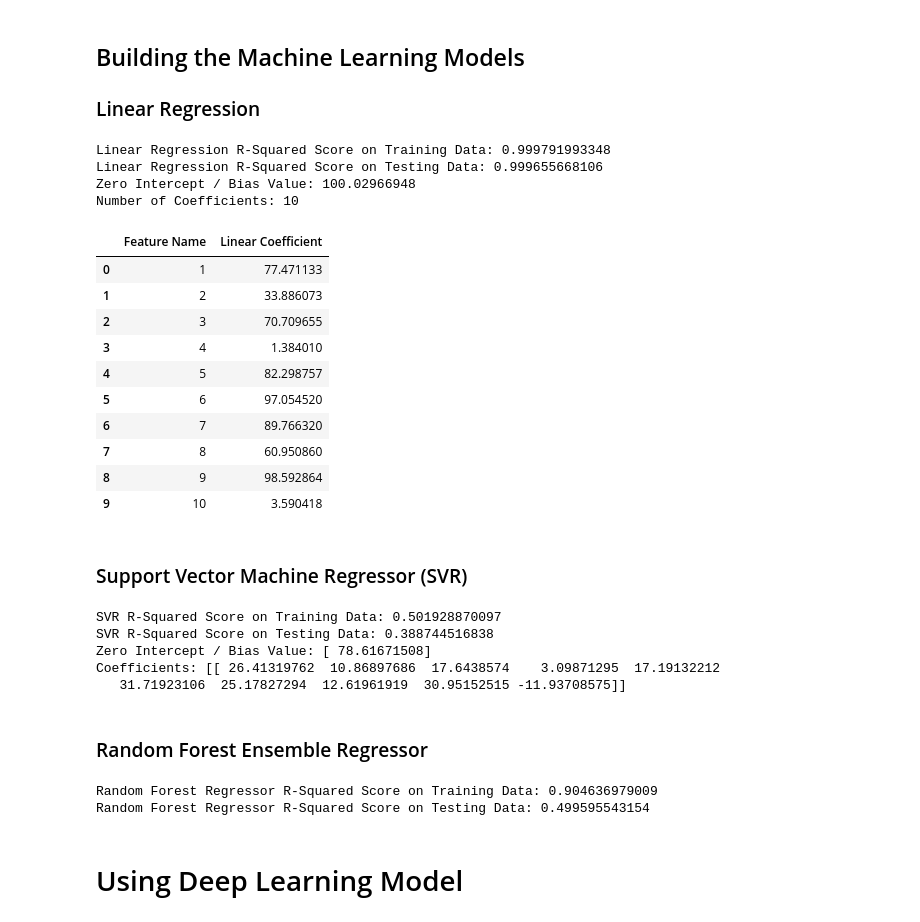
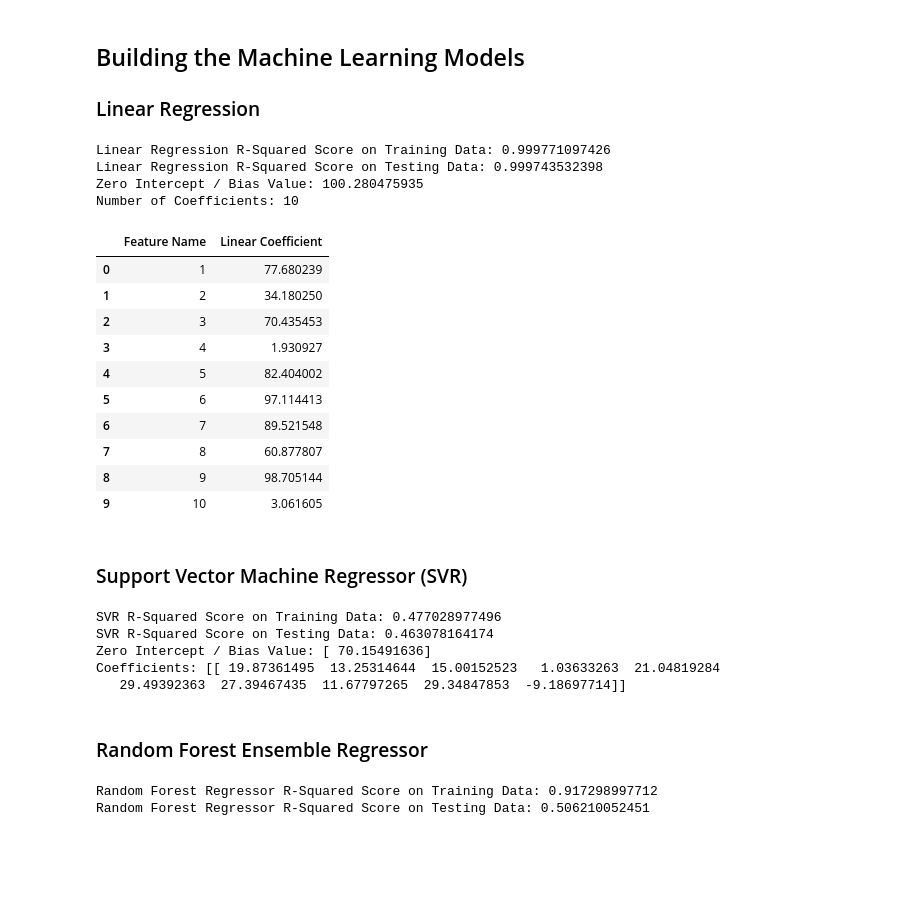
Before and after one commit to andridns/regression, a Jupyter notebook: regression_single.ipynb, the cells around one changed output. Drawn from its saved outputs; the diff is of its cells as text; code cells hidden in the pictures; blank space fills up the shorter version.

```diff
--- a/regression_single.ipynb
+++ b/regression_single.ipynb
@@ -4,15 +4,17 @@
 # Import libraries necessary
 import numpy as np
 import pandas as pd
-import matplotlib as plt
+import matplotlib.pyplot as plt
 %matplotlib inline
 import sklearn
-print('The scikit-learn version is {}.'.format(sklearn.__version__))
+print('Using Scikit-Learn version {}.'.format(sklearn.__version__))
 
 # Load the Data
-data = pd.read_csv('data/data_edit1.csv')
-output = data['Output']
-features = data.drop('Output', axis = 1)
+data = pd.read_csv('data/reg1_data.csv')
+targets = data['Target']
+features = data.drop('Target', axis = 1)
+num_features = features.shape[1]
+num_targets = 1
 
 # Success
 print("The dataset dataset has {} data points with {} variables each.".format(*data.shape))
@@ -69,8 +50,9 @@ for i, col in enumerate(features.columns):
 ## Splitting the Dataset into Training and Testing Sets
 # %%
 from sklearn.model_selection import train_test_split
-features_train, features_test, output_train, output_test = train_test_split( \
-    features, output, test_size=0.20, random_state=2)
+
+features_train, features_test, targets_train, targets_test = train_test_split( \
+                        features, targets, test_size=0.20, random_state=12)
 # %% [markdown]
 ## Building the Machine Learning Models
 
@@ -78,62 +60,59 @@ features_train, features_test, output_train, output_test = train_test_split( \
 # %%
 from sklearn.linear_model import LinearRegression
 
 linreg = LinearRegression()
-linreg.fit(features_train, output_train)
+linreg.fit(features_train, targets_train)
 
-print("Linear Regression R-Squared Score on Training Data:", linreg.score(features_train,output_train))
-print("Linear Regression R-Squared Score on Testing Data:", linreg.score(features_test,output_test))
+print("Linear Regression R-Squared Score on Training Data:", linreg.score(features_train,targets_train))
+print("Linear Regression R-Squared Score on Testing Data:", linreg.score(features_test,targets_test))
 print("Zero Intercept / Bias Value:", linreg.intercept_)
 print('Number of Coefficients:', len(linreg.coef_))
 pd.DataFrame(list(zip(features.columns, linreg.coef_)), \
              columns = ['Feature Name', 'Linear Coefficient'])
 # %% [output]
-Linear Regression R-Squared Score on Training Data: 0.999791993348
-Linear Regression R-Squared Score on Testing Data: 0.999655668106
-Zero Intercept / Bias Value: 100.02966948
+Linear Regression R-Squared Score on Training Data: 0.999771097426
+Linear Regression R-Squared Score on Testing Data: 0.999743532398
+Zero Intercept / Bias Value: 100.280475935
 Number of Coefficients: 10
 |  | Feature Name | Linear Coefficient |
-| 0 | 1 | 77.471133 |
-| 1 | 2 | 33.886073 |
-| 2 | 3 | 70.709655 |
-| 3 | 4 | 1.384010 |
-| 4 | 5 | 82.298757 |
-| 5 | 6 | 97.054520 |
-| 6 | 7 | 89.766320 |
-| 7 | 8 | 60.950860 |
-| 8 | 9 | 98.592864 |
-| 9 | 10 | 3.590418 |
+| 0 | 1 | 77.680239 |
+| 1 | 2 | 34.180250 |
+| 2 | 3 | 70.435453 |
+| 3 | 4 | 1.930927 |
+| 4 | 5 | 82.404002 |
+| 5 | 6 | 97.114413 |
+| 6 | 7 | 89.521548 |
+| 7 | 8 | 60.877807 |
+| 8 | 9 | 98.705144 |
+| 9 | 10 | 3.061605 |
 # %% [markdown]
 ### Support Vector Machine Regressor (SVR)
 # %%
 from sklearn.svm import SVR
 
 svr = SVR(kernel='linear')
-svr.fit(features_train, output_train)
+svr.fit(features_train, targets_train)
 
-print("SVR R-Squared Score on Training Data:", svr.score(features_train,output_train))
-print("SVR R-Squared Score on Testing Data:", svr.score(features_test,output_test))
-
+print("SVR R-Squared Score on Training Data:", svr.score(features_train,targets_train))
+print("SVR R-Squared Score on Testing Data:", svr.score(features_test,targets_test))
 print("Zero Intercept / Bias Value:", svr.intercept_)
 print("Coefficients:", svr.coef_)
 # %% [output]
-SVR R-Squared Score on Training Data: 0.501928870097
-SVR R-Squared Score on Testing Data: 0.388744516838
-Zero Intercept / Bias Value: [ 78.61671508]
-Coefficients: [[ 26.41319762  10.86897686  17.6438574    3.09871295  17.19132212
-   31.71923106  25.17827294  12.61961919  30.95152515 -11.93708575]]
+SVR R-Squared Score on Training Data: 0.477028977496
+SVR R-Squared Score on Testing Data: 0.463078164174
+Zero Intercept / Bias Value: [ 70.15491636]
+Coefficients: [[ 19.87361495  13.25314644  15.00152523   1.03633263  21.04819284
+   29.49392363  27.39467435  11.67797265  29.34847853  -9.18697714]]
 # %% [markdown]
 ### Random Forest Ensemble Regressor
 # %%
 from sklearn.ensemble import RandomForestRegressor
 
 rfr = RandomForestRegressor()
-rfr.fit(features_train, output_train)
+rfr.fit(features_train, targets_train)
 
-print("Random Forest Regressor R-Squared Score on Training Data:", rfr.score(features_train,output_train))
-print("Random Forest Regressor R-Squared Score on Testing Data:", rfr.score(features_test,output_test))
+print("Random Forest Regressor R-Squared Score on Training Data:", rfr.score(features_train,targets_train))
+print("Random Forest Regressor R-Squared Score on Testing Data:", rfr.score(features_test,targets_test))
 # %% [output]
-Random Forest Regressor R-Squared Score on Training Data: 0.904636979009
-Random Forest Regressor R-Squared Score on Testing Data: 0.499595543154
+Random Forest Regressor R-Squared Score on Training Data: 0.917298997712
+Random Forest Regressor R-Squared Score on Testing Data: 0.506210052451
-# %% [markdown]
-# Using Deep Learning Model
```
Also changed, not shown: parts of 19 cells of this notebook, 11 other files.
